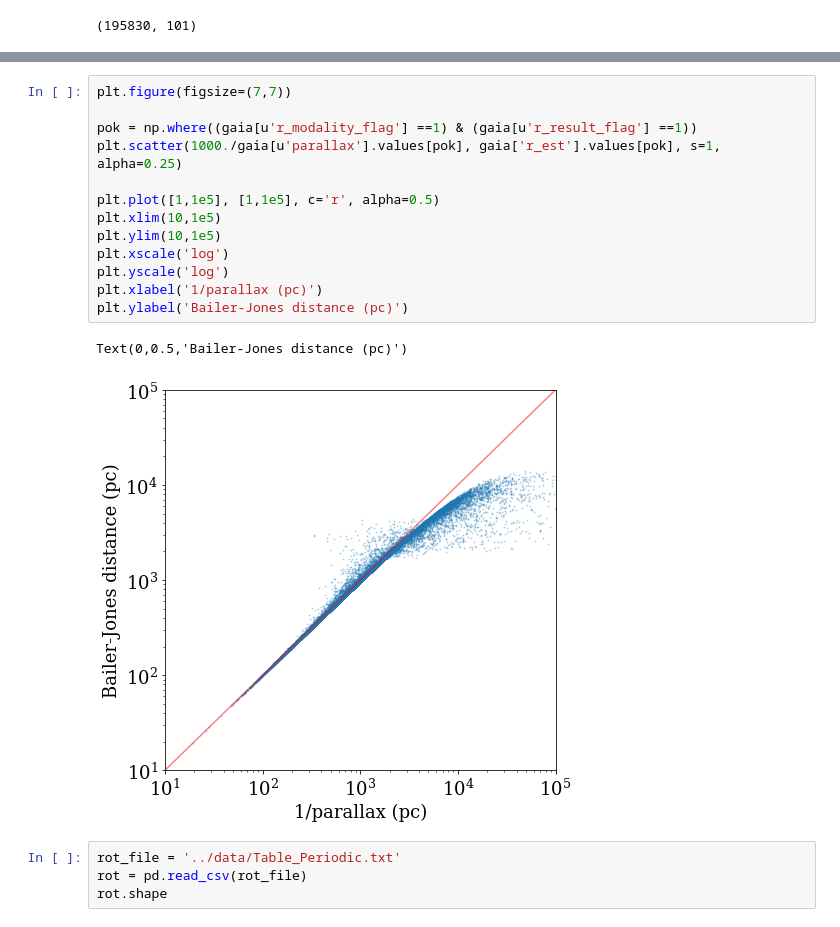
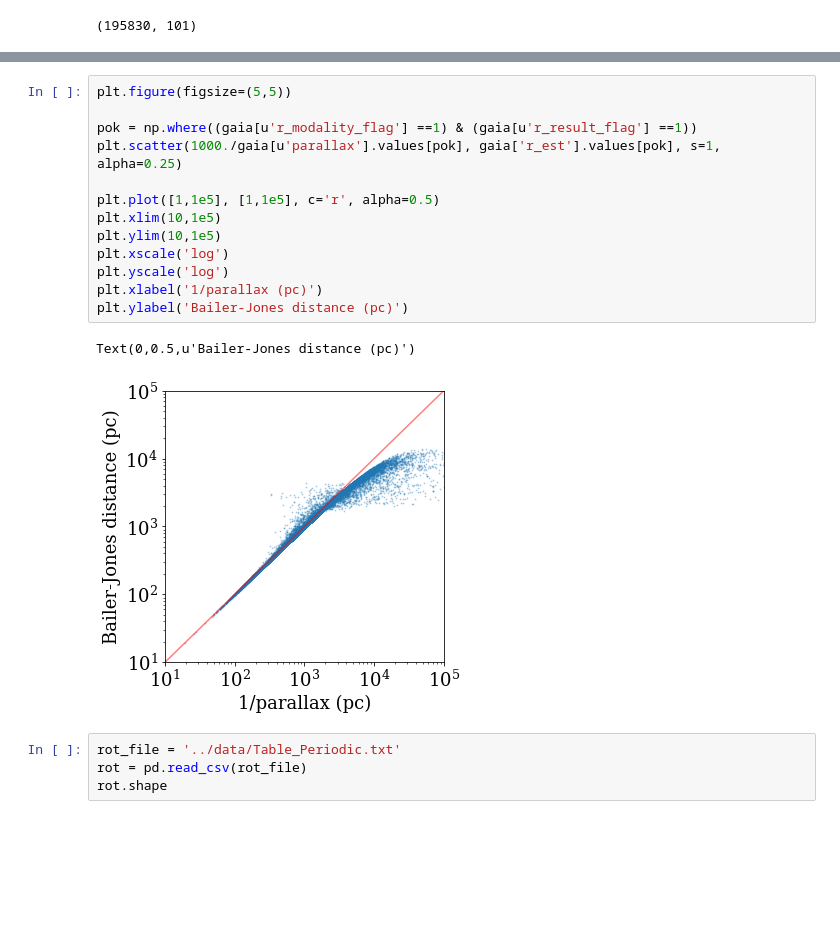
Before and after one commit to jradavenport/gaia2_kep_rot, a Jupyter notebook: notebooks/explore.ipynb, the cells around one changed output, grey strips where cells are left out. Saved outputs shown, nothing was run; the diff lists cells and outputs as text; blank space fills up the shorter version.

```diff
--- a/notebooks/explore.ipynb
+++ b/notebooks/explore.ipynb
@@ -47,19 +29,19 @@ array(['designation', 'source_id', 'gaia_ref_epoch', 'ra', 'ra_error',
 # %%
-plt.figure(figsize=(7,7))
+plt.figure(figsize=(5,5))
 
 pok = np.where((gaia[u'r_modality_flag'] ==1) & (gaia[u'r_result_flag'] ==1))
 plt.scatter(1000./gaia[u'parallax'].values[pok], gaia['r_est'].values[pok], s=1, alpha=0.25)
 
 plt.plot([1,1e5], [1,1e5], c='r', alpha=0.5)
 plt.xlim(10,1e5)
 plt.ylim(10,1e5)
 plt.xscale('log')
 plt.yscale('log')
 plt.xlabel('1/parallax (pc)')
 plt.ylabel('Bailer-Jones distance (pc)')
 # %% [output]
-Text(0,0.5,'Bailer-Jones distance (pc)')
+Text(0,0.5,u'Bailer-Jones distance (pc)')
-[figure, old version]
+[figure, new version]
 # %%
 rot_file = '../data/Table_Periodic.txt'
 rot = pd.read_csv(rot_file)
```
Also changed, not shown: parts of 42 cells of this notebook.
